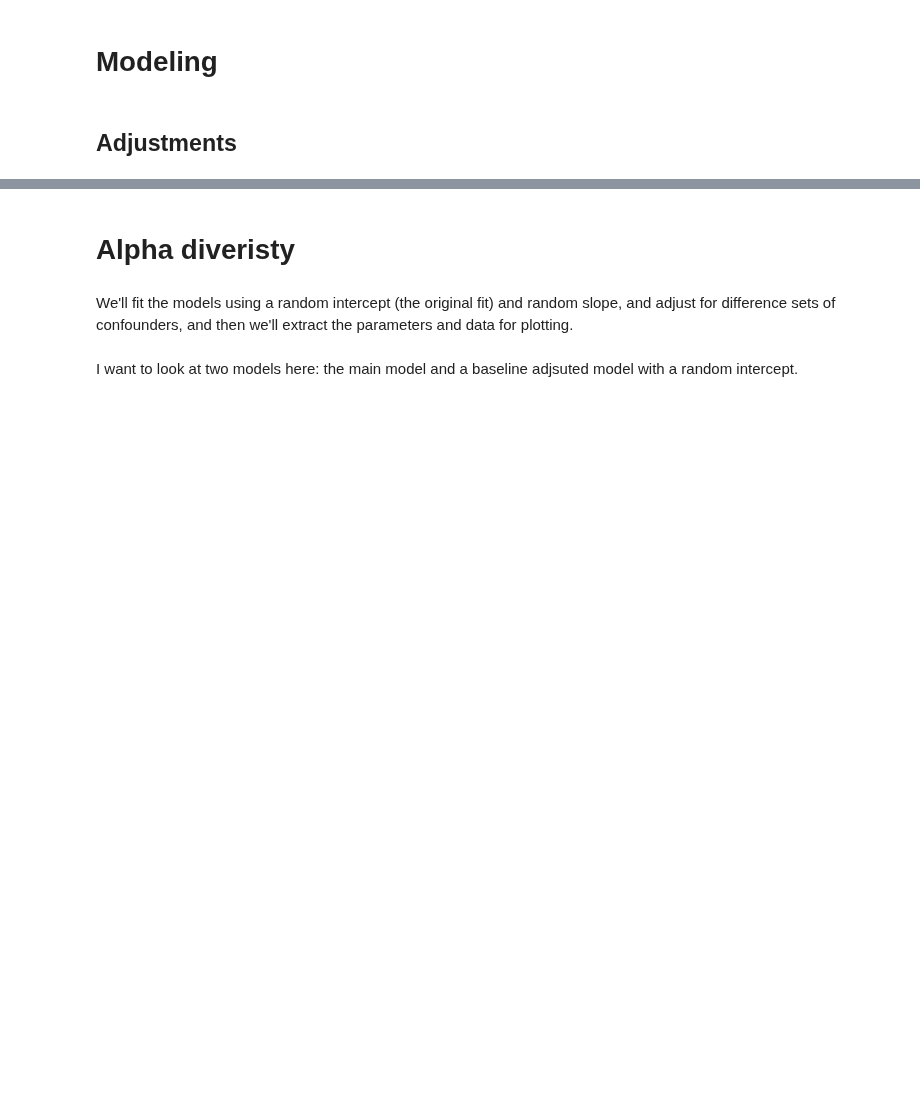
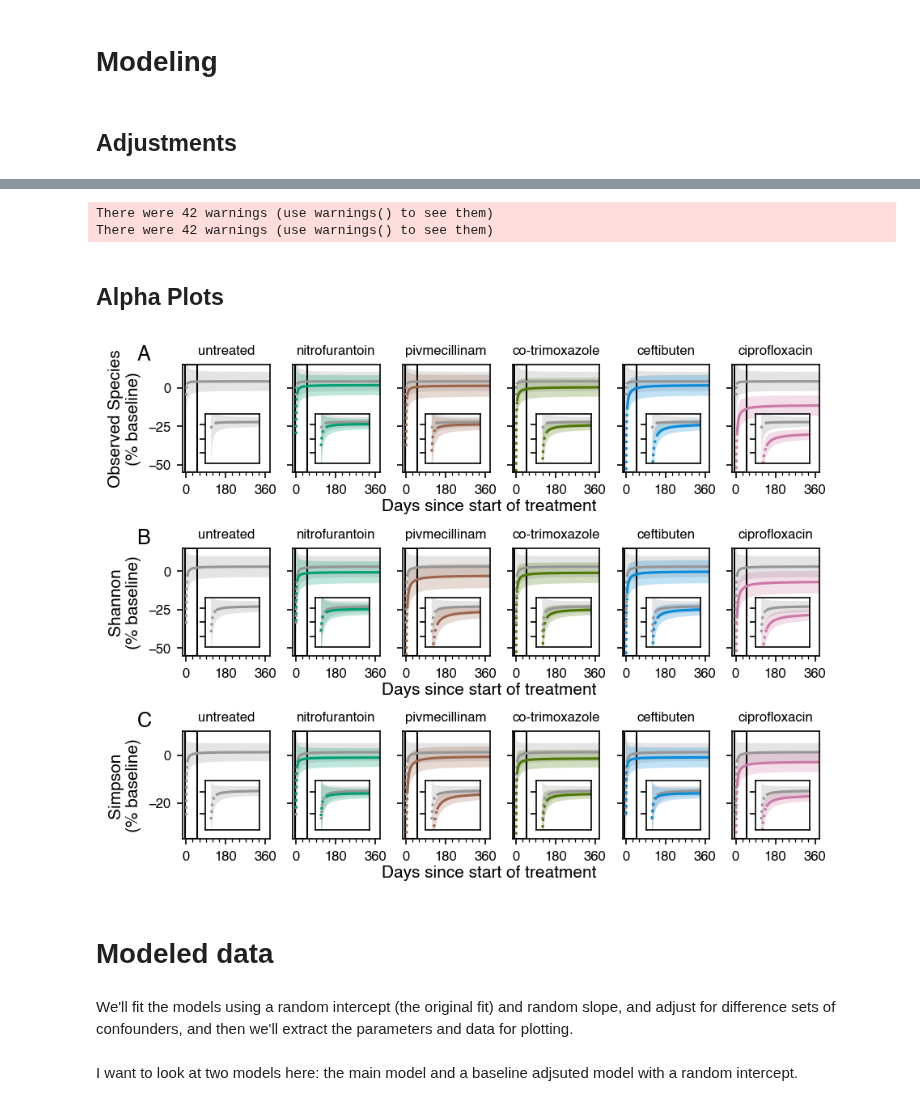
Before and after one commit to jwdebelius/antibiotic_rct_montelin, a Jupyter notebook: ipynb/H.AlphaFits.ipynb, the cells around one changed output, grey strips where cells are left out. Saved outputs shown, nothing was run; the diff lists cells and outputs as text; code cells hidden in the pictures; blank space fills up the shorter version.

```diff
--- a/ipynb/H.AlphaFits.ipynb
+++ b/ipynb/H.AlphaFits.ipynb
@@ -445,4 +269,41 @@ def _expand_interaction(fit_, metric, model, rs_slope=False, ref_value='0', alph
+# %%
+%%bash
+Rscript scripts/emmeans_posthoc/alpha_lmer_posthoc.R
+# %% [output]
+There were 42 warnings (use warnings() to see them)
+There were 42 warnings (use warnings() to see them)
+# %%
+fit_unt_exp = \
+    pd.read_csv(f'{posthoc_dir}/alpha_expanded_est.tsv',
+                sep='\t', dtype=str)
+fit_unt_exp['slope'] = fit_unt_exp['kind'].isin(['m']) * 1
+fit_unt_exp.set_index(['metric', 'model', 'rs', 'slope', 'abx_code2'],
+                      inplace=True)
+fit_unt_exp.drop(columns=['kind'], inplace=True)
+fit_unt_exp.rename(columns={'lower.CL': 'ci_lo', 'upper.CL': 'ci_hi'},
+                   inplace=True)
+fit_unt_exp = fit_unt_exp.astype(float)
+fit_unt_exp['width'] = fit_unt_exp['ci_hi'] - fit_unt_exp['beta']
+# %% [markdown]
+## Alpha Plots
+# %%
+days = np.hstack([np.arange(1, 15, 1),
+                  np.arange(15, 30, 3),
+                  np.arange(30, 90, 15),
+                  np.arange(90, 400, 30),
+                 ])
+predicted_alpha = ap.build_timing_grid(days, fit_unt_exp)
+# %%
+fig = plt.figure(dpi=150, constrained_layout=True, figsize=(6, 4.5), facecolor='None')
+figs = fig.subfigures(3, 1, facecolor='None')
+for i, (fig_, (metric, df)) in enumerate(zip(*(figs, predicted_alpha.groupby('metric', sort=False)))):
+    sub_data = df.reset_index(level='metric', drop=True)
+    sub_data = sub_data.xs('model2', level='model')
+    sub_data = sub_data.xs('re', level='rs')
+    ap.plot_alpha_curve_row(fig_, metric, sub_data, label=['A', 'B', 'C'][i])
+# %% [output]
+[figure, added]
 # %% [markdown]
-# Alpha diveristy
+# Modeled data
 # %% [markdown]
 We'll fit the models using a random intercept (the original fit) and random slope, and adjust for difference sets of confounders, and then we'll extract the parameters and data for plotting.
```
Also changed, not shown: parts of 32 cells of this notebook, 2 other files.
